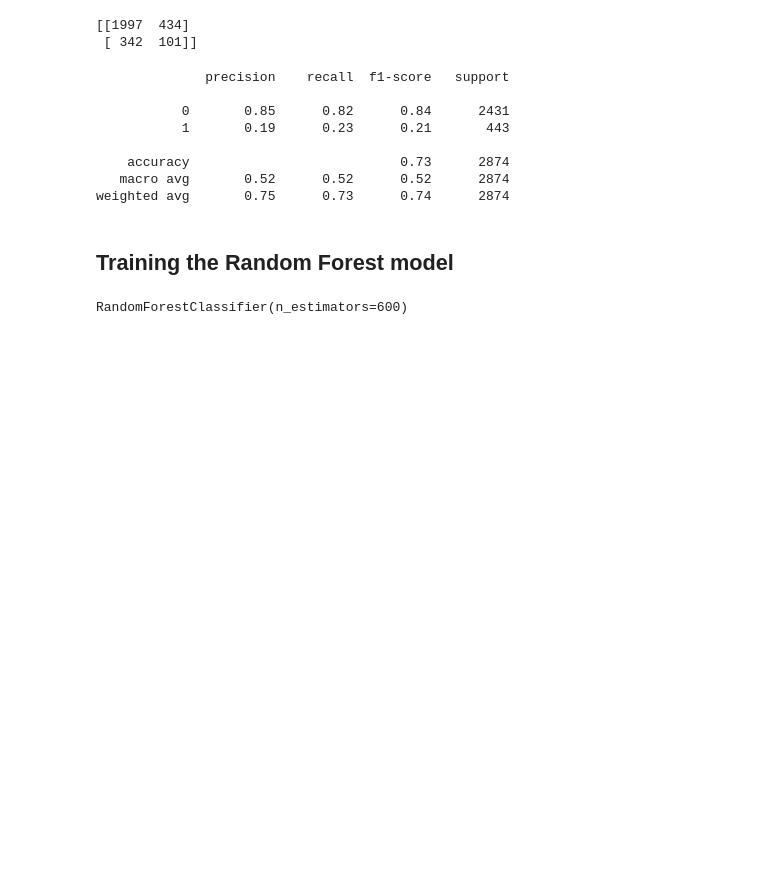
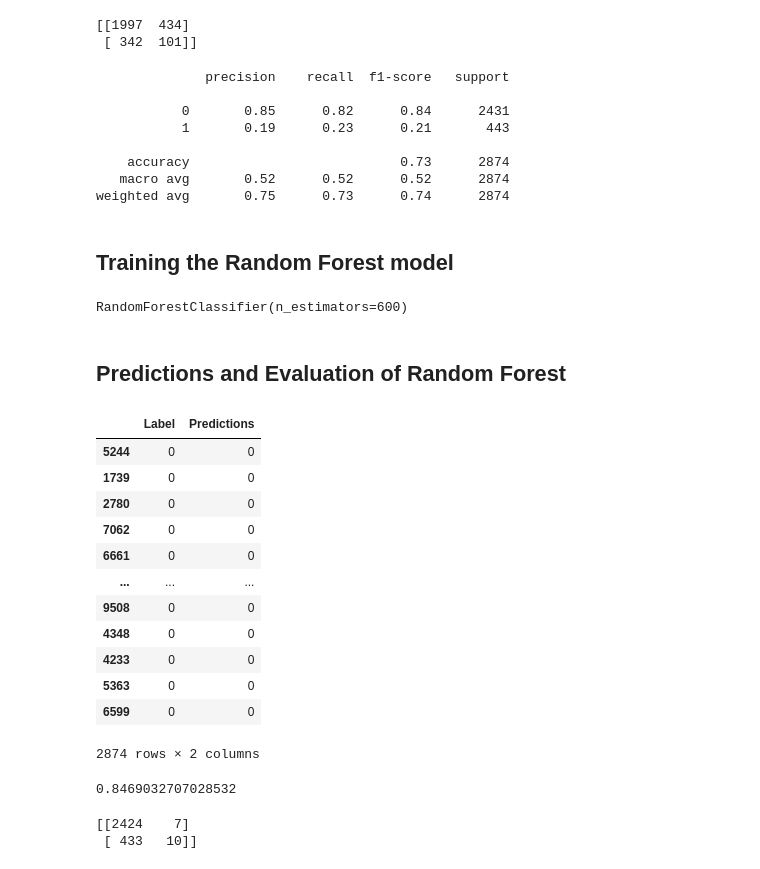
Before and after one commit to Saba-a11/Machine-Learning, a Jupyter notebook: DecisionTree-RandomForest/DT-RF.ipynb, the cells around one changed output. Cells and saved outputs as stored; diff of their text form; code cells hidden in the pictures; blank space fills up the shorter version.

```diff
--- a/DecisionTree-RandomForest/DT-RF.ipynb
+++ b/DecisionTree-RandomForest/DT-RF.ipynb
@@ -291,3 +291,32 @@ rfc = RandomForestClassifier(n_estimators=600)
 rfc.fit(X_train,y_train)
 # %% [output]
 RandomForestClassifier(n_estimators=600)
+# %% [markdown]
+## Predictions and Evaluation of Random Forest
+# %%
+pred = rfc.predict(X_test)
+# %%
+pd.DataFrame({'Label':y_test,'Predictions':pred})
+# %% [output]
+|  | Label | Predictions |
+| 5244 | 0 | 0 |
+| 1739 | 0 | 0 |
+| 2780 | 0 | 0 |
+| 7062 | 0 | 0 |
+| 6661 | 0 | 0 |
+| ... | ... | ... |
+| 9508 | 0 | 0 |
+| 4348 | 0 | 0 |
+| 4233 | 0 | 0 |
+| 5363 | 0 | 0 |
+| 6599 | 0 | 0 |
+2874 rows × 2 columns
+# %%
+print(rfc.score(X_test,y_test))
+# %% [output]
+0.8469032707028532
+# %%
+print(confusion_matrix(y_test,pred))
+# %% [output]
+[[2424    7]
+ [ 433   10]]
```
Also changed, not shown: parts of 3 cells of this notebook.
